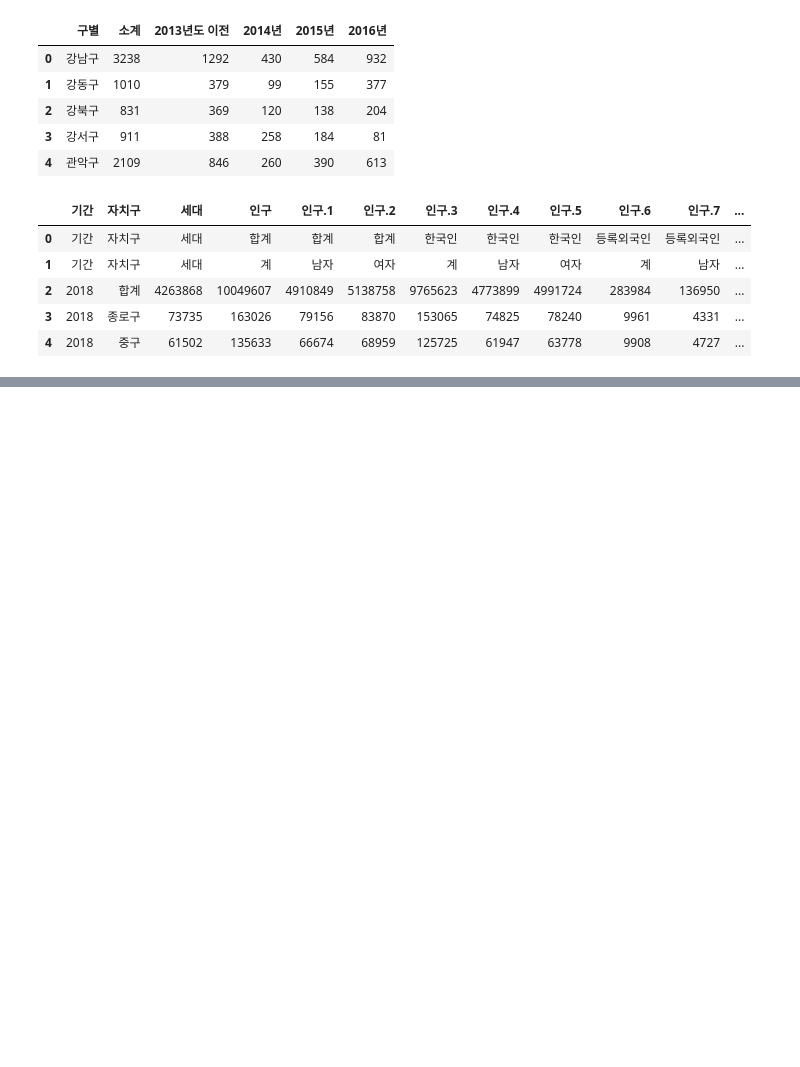
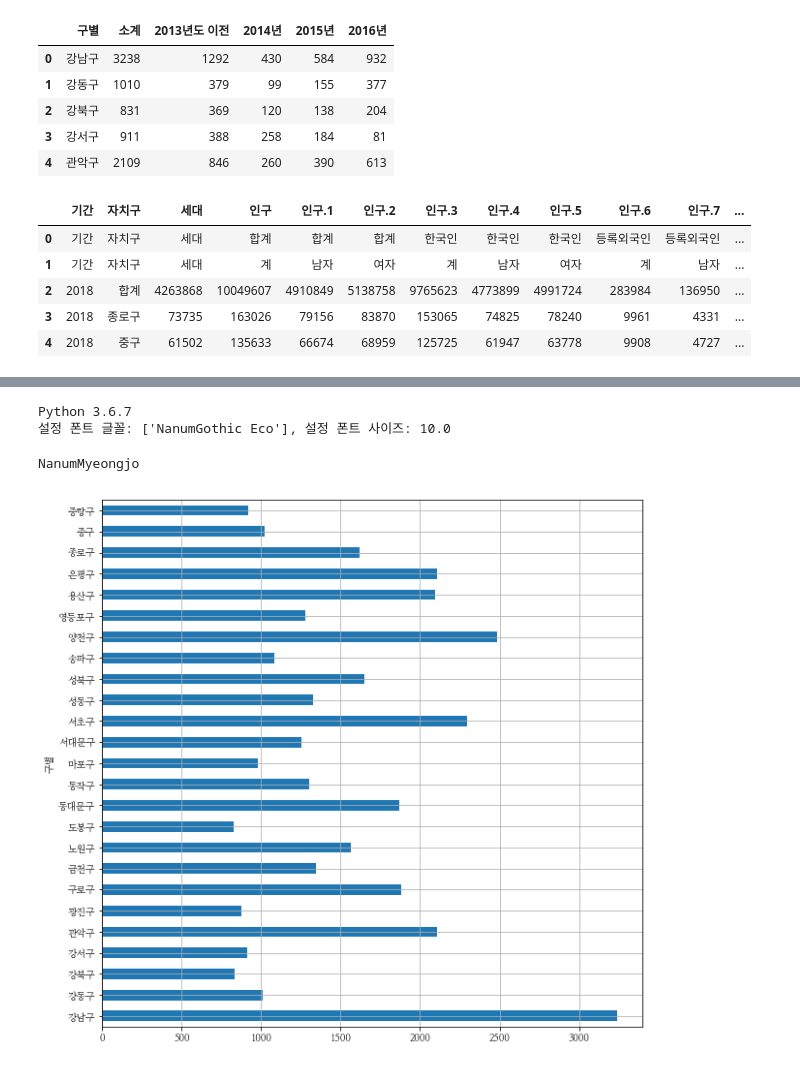
Before and after one commit to jihyunjeongme/datascience-example-python, a Jupyter notebook: 1장_서울시_구별_CCTV_현황분석.ipynb, the cells around one changed output, grey strips where cells are left out. Drawn from its saved outputs; the diff is of its cells as text; code cells hidden in the pictures; blank space fills up the shorter version.

```diff
--- a/1장_서울시_구별_CCTV_현황분석.ipynb
+++ b/1장_서울시_구별_CCTV_현황분석.ipynb
@@ -64,0 +177,7 @@ pop_Seoul.head()
+# %%
+# 각 구별 전체 인구를 이용해서 구별'외국인비율'과 '고령자비율' 계산
+
+pop_Seoul['외국인비율'] = pop_Seoul['외국인'] / pop_Seoul['인구수'] * 100
+pop_Seoul['고령자비율'] = pop_Seoul['고령자'] / pop_Seoul['인구수'] * 100
+
+pop_Seoul.head()
@@ -64,0 +251,4 @@ pop_Seoul.head()
+# %%
+# 이제 두 데이터의 공통된 컬럼인 '구별' 로 merge
+data_result = pd.merge(CCTV_Seoul, pop_Seoul, on='구별')
+data_result.head()
@@ -64,0 +279,6 @@ pop_Seoul.head()
+# %%
+# 나중에 그래프 그릴 것을 생각하면 index는 구 이름이 되면 여러모로 유리함.
+# 그렇게 설정하는 명령이 set_index
+
+data_result.set_index('구별', inplace=True)
+data_result.head()
@@ -64,0 +426,17 @@ pop_Seoul.head()
+# %%
+# 현재 설정되어 있는 폰트 사이즈와 글꼴을 알아보자
+!python --version
+def current_font():
+  print(f"설정 폰트 글꼴: {plt.rcParams['font.family']}, 설정 폰트 사이즈: {plt.rcParams['font.size']}")  # 파이썬 3.6 이상 사용가능하다
+
+current_font()
+# %% [output]
+Python 3.6.7
+설정 폰트 글꼴: ['NanumGothic Eco'], 설정 폰트 사이즈: 10.0
+# %%
+path = '/usr/share/fonts/truetype/nanum/NanumMyeongjoBold.ttf'  # 설치된 나눔글꼴중 원하는 녀석의 전체 경로를 가져오자
+font_name = fm.FontProperties(fname=path, size=10).get_name()
+print(font_name)
+plt.rc('font', family=font_name)
+# %% [output]
+NanumMyeongjo
@@ -64,0 +447,8 @@ pop_Seoul.head()
+# %%
+# kind=barh로 지정해서 수평바로 그리도록 함
+# grid=True로 grid 그림
+
+data_result['소계'].plot(kind='barh', grid=True, figsize=(10,10))
+plt.show()
+# %% [output]
+[figure, added]
```
Also changed, not shown: parts of 35 cells of this notebook.
